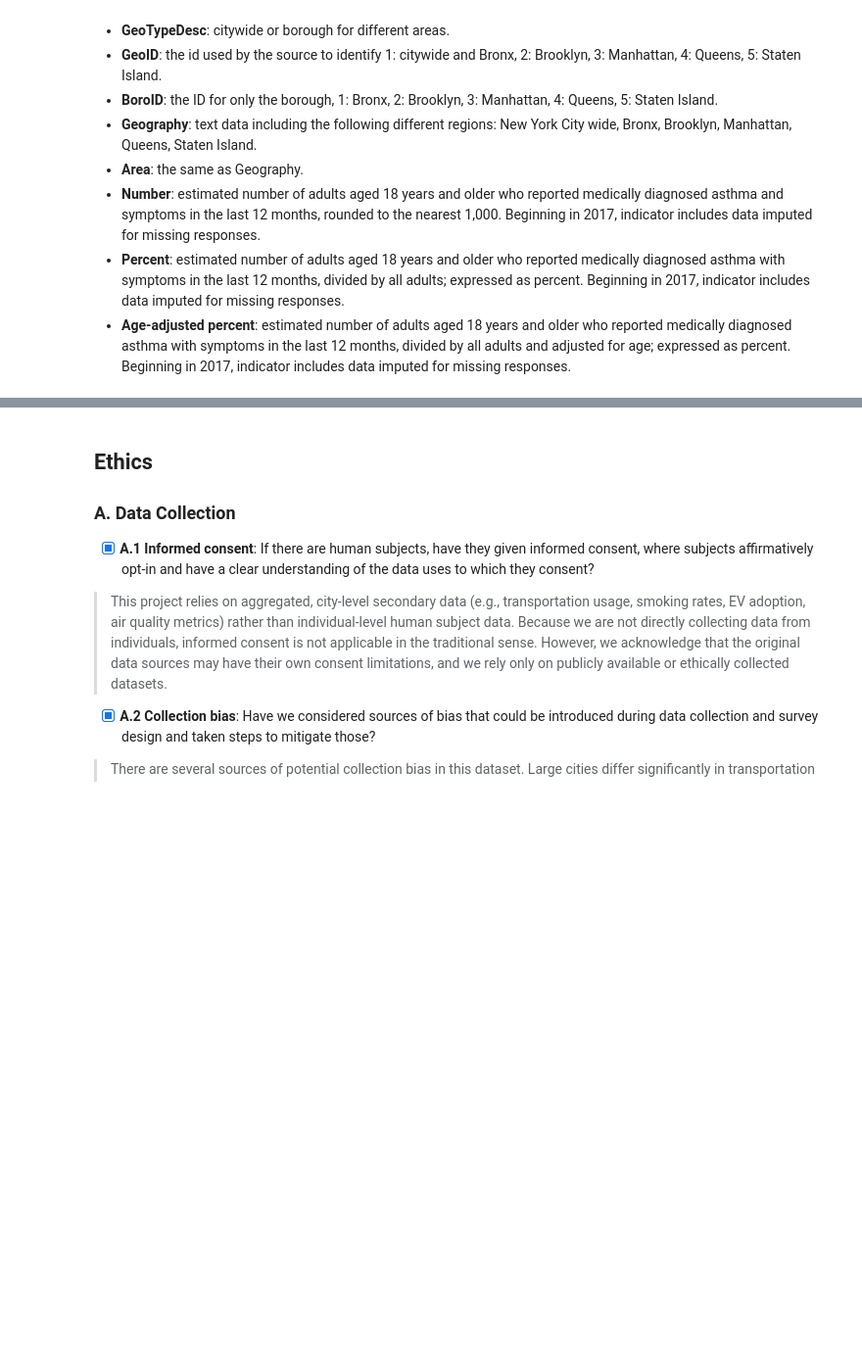
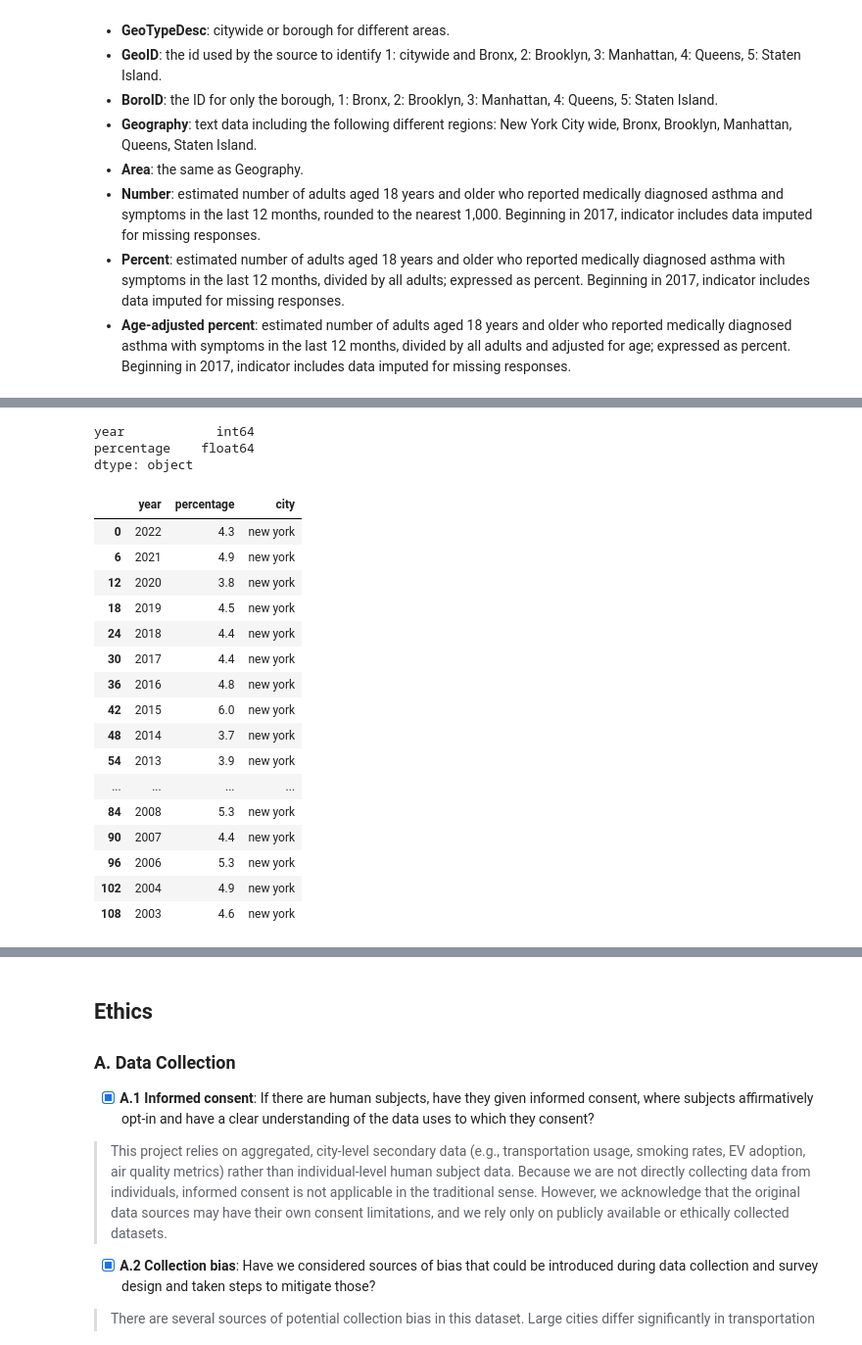
Before and after one commit to COGS108/Group026_WI26, a Jupyter notebook: 01-DataCheckpoint.ipynb, the cells around one changed output, grey strips where cells are left out. Shown at 98% size. Cells and saved outputs as stored; diff of their text form; code cells hidden in the pictures; blank space fills up the shorter version.

```diff
--- a/01-DataCheckpoint.ipynb
+++ b/01-DataCheckpoint.ipynb
@@ -532,27 +484,53 @@ This is the dataset of adults(18+) reporting an asthma diagnosis, and symptoms,
 # %%
 # load the file from directory
 ny_asthma_data = 'data/00-raw/NYC EH Data Portal - Adults with a recent asthma attack (filtered).csv'
 
 df = pd.read_csv(ny_asthma_data)
 # to keep only data for New York City
 new_df = df[df['Geography']=='New York City']
 
 new_df = new_df.rename(columns={
     "TimePeriod":"year",
     "GeoTypeDesc":"geotype",
     "GeoID":"geoID",
     "GeoRank":"geoRank",
     "BoroID":"boroID",
     "Borough":"borough",
     "Geography":"geography",
     "Area":"area",
     "Number":"number",
-    "Percent":"percent",
+    "Percent":"percentage",
     "Age-adjusted percent":"agePercent"
 })
 
 # keep only relevant columns
 new_df = new_df.drop(['geotype', 'geoID', 'geoRank', 'boroID', 'borough', 'geography',
-                      'area'])
+                      'area', 'agePercent', 'number'], axis=1)
+
+# This pattern looks for: (digits + decimal + digits) OR (just digits)
+new_df['percentage'] = new_df['percentage'].astype(str).str.extract(r'(\d+\.\d+|\d+)').astype(float)
+print(new_df.dtypes)
+new_df['city'] = 'new york'
 
 new_df
+# %% [output]
+year            int64
+percentage    float64
+dtype: object
+|  | year | percentage | city |
+| 0 | 2022 | 4.3 | new york |
+| 6 | 2021 | 4.9 | new york |
+| 12 | 2020 | 3.8 | new york |
+| 18 | 2019 | 4.5 | new york |
+| 24 | 2018 | 4.4 | new york |
+| 30 | 2017 | 4.4 | new york |
+| 36 | 2016 | 4.8 | new york |
+| 42 | 2015 | 6.0 | new york |
+| 48 | 2014 | 3.7 | new york |
+| 54 | 2013 | 3.9 | new york |
+| ... | ... | ... | ... |
+| 84 | 2008 | 5.3 | new york |
+| 90 | 2007 | 4.4 | new york |
+| 96 | 2006 | 5.3 | new york |
+| 102 | 2004 | 4.9 | new york |
+| 108 | 2003 | 4.6 | new york |
```
Also changed, not shown: parts of 16 cells of this notebook, 1 other file.
